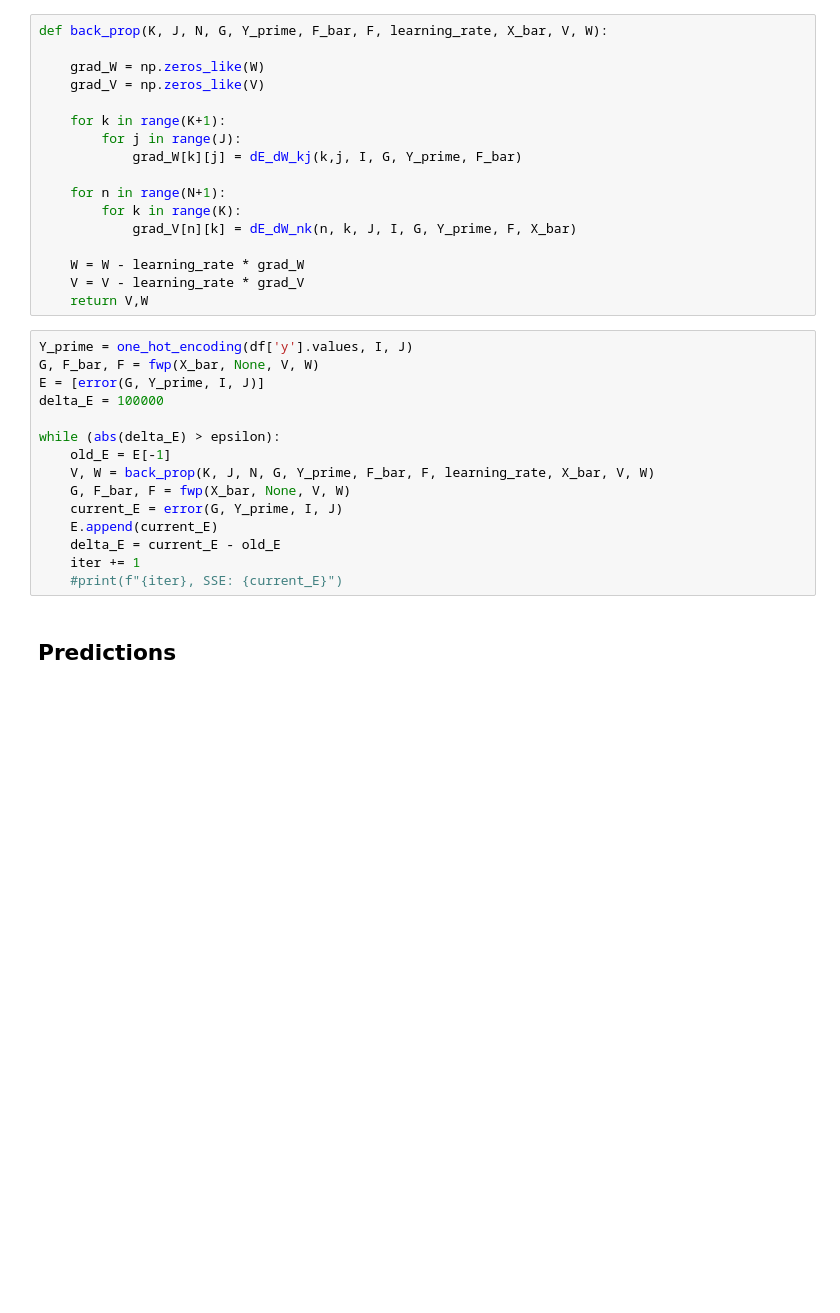
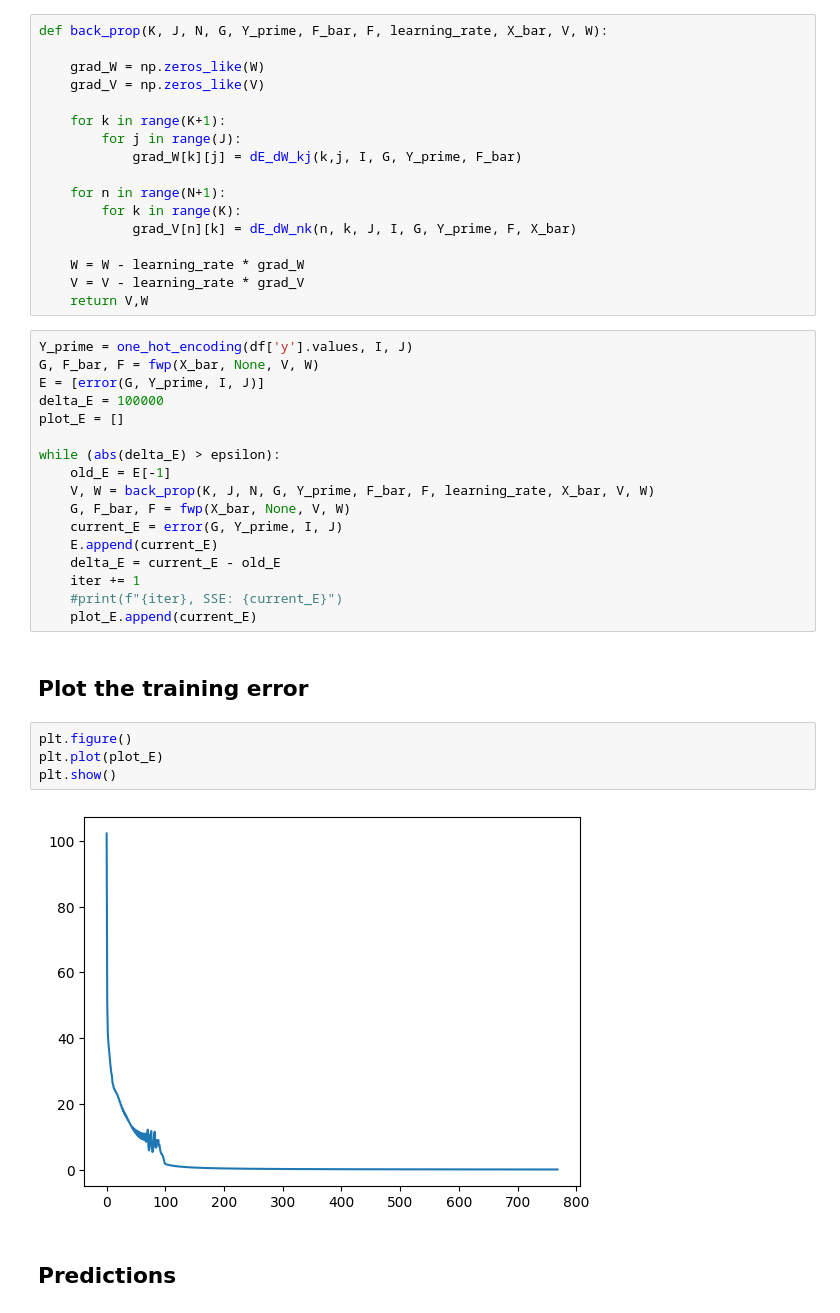
Before and after one commit to axelbrons/advanced-ml-course, a Jupyter notebook: pre-lab1/pre-lab1.ipynb, the cells around one changed output. Saved outputs shown, nothing was run; the diff lists cells and outputs as text; blank space fills up the shorter version.

Commit message:
feat: lab + plot the error

```diff
--- a/pre-lab1/pre-lab1.ipynb
+++ b/pre-lab1/pre-lab1.ipynb
@@ -191,6 +191,7 @@ Y_prime = one_hot_encoding(df['y'].values, I, J)
 G, F_bar, F = fwp(X_bar, None, V, W)
 E = [error(G, Y_prime, I, J)]
 delta_E = 100000
+plot_E = []
 
 while (abs(delta_E) > epsilon):
     old_E = E[-1]
@@ -201,6 +202,15 @@ while (abs(delta_E) > epsilon):
     delta_E = current_E - old_E
     iter += 1
     #print(f"{iter}, SSE: {current_E}")
+    plot_E.append(current_E)
+# %% [markdown]
+## Plot the training error
+# %%
+plt.figure()
+plt.plot(plot_E)
+plt.show()
+# %% [output]
+[figure, added]
 # %% [markdown]
 ## Predictions
 # %% [markdown]
```
Also changed, not shown: parts of 3 cells of this notebook, 2 other files.
